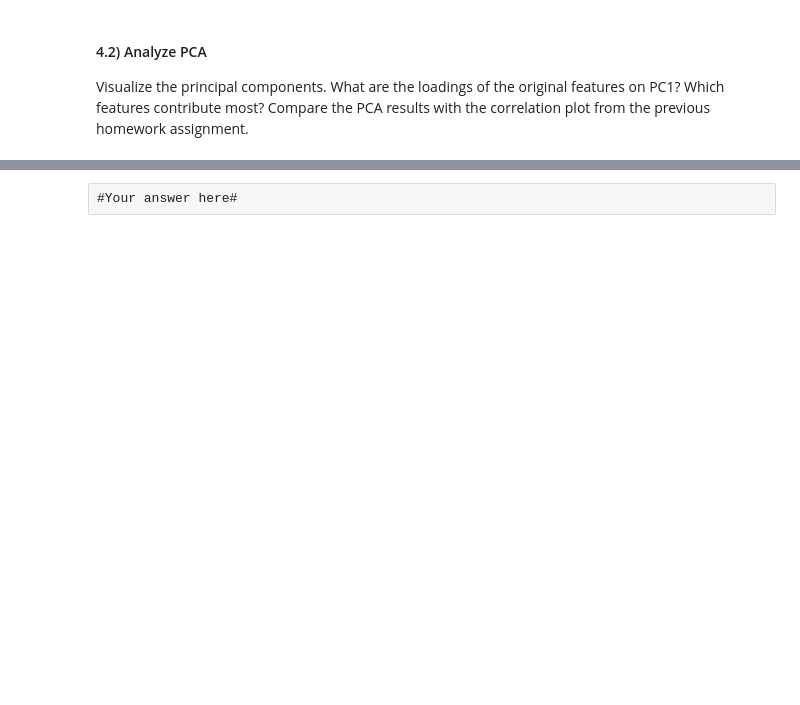
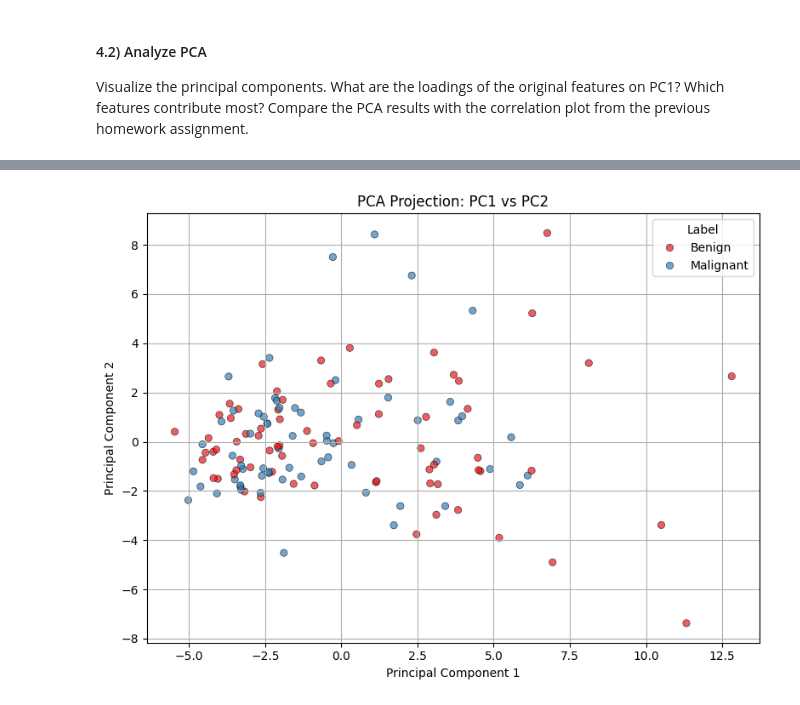
Before and after one commit to fractalclockwork/Chem277B, a Jupyter notebook: hw/HW_03/03_HW.ipynb, the cells around one changed output, grey strips where cells are left out. Cells and saved outputs as stored; diff of their text form; code cells hidden in the pictures; blank space fills up the shorter version.

```diff
--- a/hw/HW_03/03_HW.ipynb
+++ b/hw/HW_03/03_HW.ipynb
@@ -330,6 +604,35 @@ Thus correlation matrix and PCA loadings both reveal redundancy within feature c
 # %%
-# Again we can use matplotlib or whatever lib...
-# however we feel that the starter code provided
-# limits our creative thinking.
-# Thus we'll solve this our way then comform.
-# Our objective is always to explore and discover.
+import matplotlib.pyplot as plt
+import seaborn as sns
+import pandas as pd
+
+# apply scaler and fit PCA
+scaler = StandardScaler()
+X_train_scaled = scaler.fit_transform(X_train)
+
+pca = PCA()
+scores = pca.fit_transform(X_train_scaled)
+
+# build dataframe of scores and labels
+pca_df = pd.DataFrame(scores, columns=[f'PC{i+1}' for i in range(scores.shape[1])])
+pca_df['Label'] = y_train.map({0: 'Benign', 1: 'Malignant'})
+
+# scatter plot of first two principal components
+plt.figure(figsize=(8, 6))
+sns.scatterplot(
+    data=pca_df,
+    x='PC1',
+    y='PC2',
+    hue='Label',
+    palette='Set1',
+    alpha=0.7,
+    edgecolor='k'
+)
+plt.title('PCA Projection: PC1 vs PC2')
+plt.xlabel('Principal Component 1')
+plt.ylabel('Principal Component 2')
+plt.grid(True)
+plt.tight_layout()
+plt.show()
+# %% [output]
+[figure, added]
@@ -362,2 +638,0 @@ plt.show()
-# %% [raw]
-#Your answer here#
```
Also changed, not shown: parts of 25 cells of this notebook.
